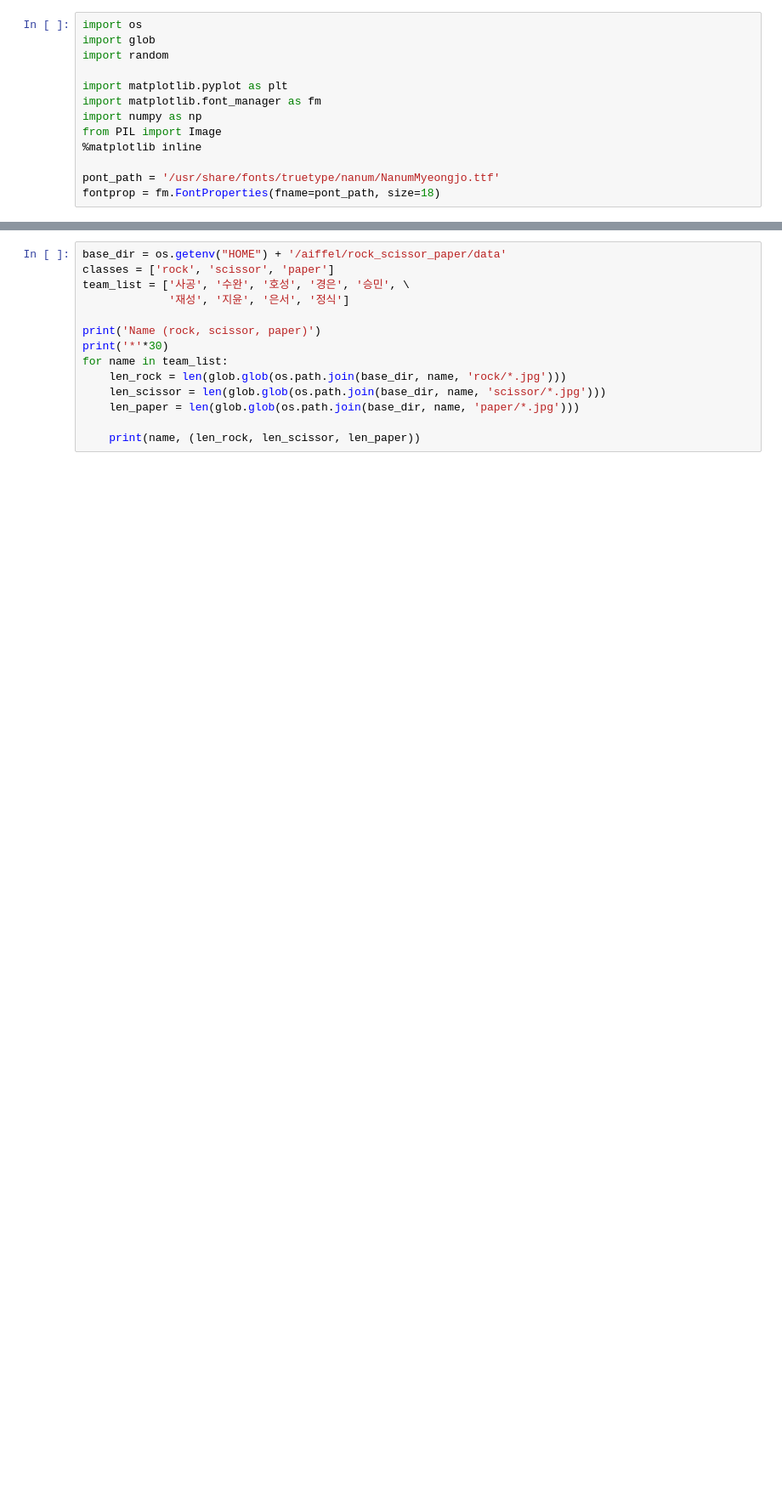
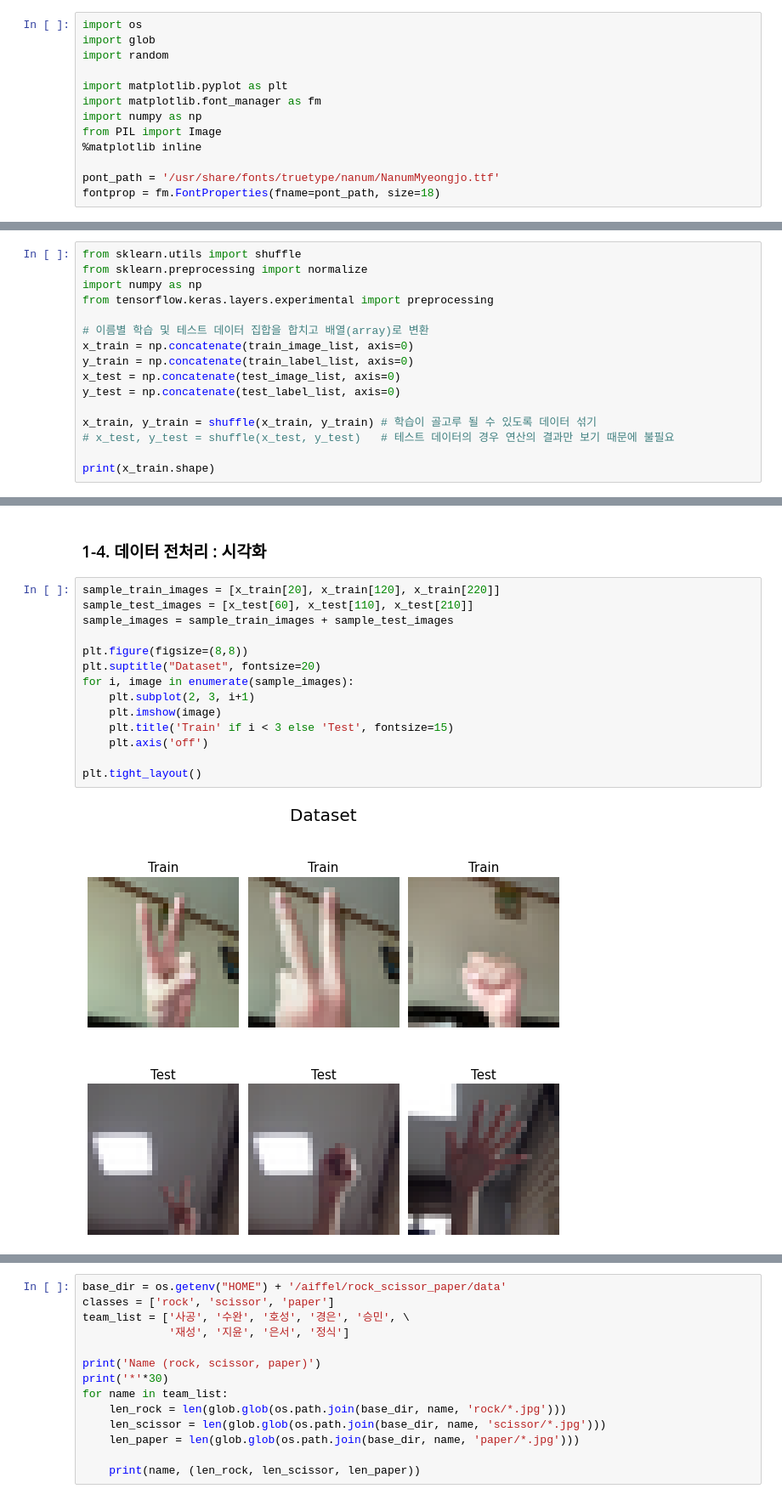
Before and after one commit to gjustin40/AIFFEL-Project, a Jupyter notebook: Node-Project1-Rock_Scissor_Paper.ipynb, the cells around one changed output, grey strips where cells are left out. Shown: that part at 85% size. Cells and saved outputs as stored; diff of their text form; blank space fills up the shorter version.

```diff
--- a/Node-Project1-Rock_Scissor_Paper.ipynb
+++ b/Node-Project1-Rock_Scissor_Paper.ipynb
@@ -25,0 +213,16 @@ fontprop = fm.FontProperties(fname=pont_path, size=18)
+# %%
+from sklearn.utils import shuffle
+from sklearn.preprocessing import normalize
+import numpy as np
+from tensorflow.keras.layers.experimental import preprocessing
+
+# 이름별 학습 및 테스트 데이터 집합을 합치고 배열(array)로 변환
+x_train = np.concatenate(train_image_list, axis=0)
+y_train = np.concatenate(train_label_list, axis=0)
+x_test = np.concatenate(test_image_list, axis=0)
+y_test = np.concatenate(test_label_list, axis=0)
+
+x_train, y_train = shuffle(x_train, y_train) # 학습이 골고루 될 수 있도록 데이터 섞기
+# x_test, y_test = shuffle(x_test, y_test)   # 테스트 데이터의 경우 연산의 결과만 보기 때문에 불필요
+
+print(x_train.shape)
@@ -25,0 +244,18 @@ fontprop = fm.FontProperties(fname=pont_path, size=18)
+# %% [markdown]
+### 1-4. 데이터 전처리 : 시각화
+# %%
+sample_train_images = [x_train[20], x_train[120], x_train[220]]
+sample_test_images = [x_test[60], x_test[110], x_test[210]]
+sample_images = sample_train_images + sample_test_images
+
+plt.figure(figsize=(8,8))
+plt.suptitle("Dataset", fontsize=20)
+for i, image in enumerate(sample_images):
+    plt.subplot(2, 3, i+1)
+    plt.imshow(image)
+    plt.title('Train' if i < 3 else 'Test', fontsize=15)
+    plt.axis('off')
+
+plt.tight_layout()
+# %% [output]
+[figure, added]
```
Also changed, not shown: parts of 73 cells of this notebook.
